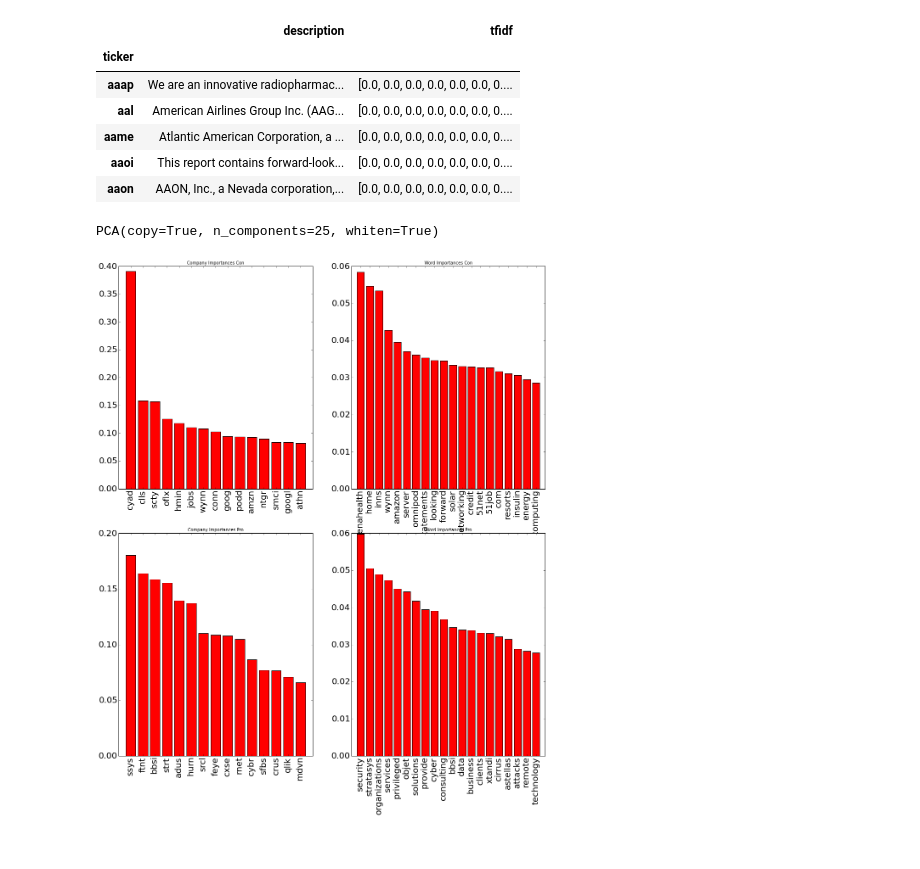
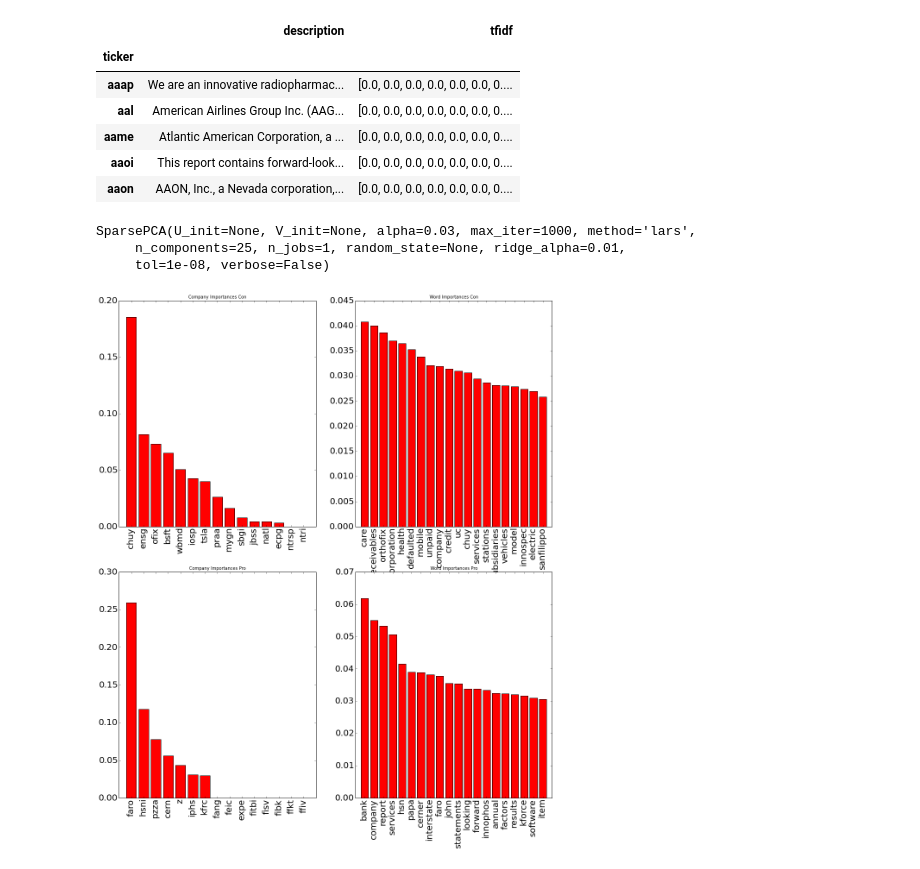
Before and after one commit to brian8128/gdelt_project, a Jupyter notebook: DataExtraction.ipynb, the cells around one changed output. Saved outputs shown, nothing was run; the diff lists cells and outputs as text; code cells hidden in the pictures.

Commit message:
Using sparse PCA we get some good interpretable principle components.

```diff
--- a/DataExtraction.ipynb
+++ b/DataExtraction.ipynb
@@ -37,7 +37,7 @@ dif_df.plot(legend=False)
 <matplotlib.axes._subplots.AxesSubplot at 0x...>
 [figure]
 # %%
-variance_cutoff = dif_df.var().quantile(0.95)
+variance_cutoff = dif_df.var().quantile(0.9)
 c = dif_df.columns[dif_df.var() < variance_cutoff]
 dif_df = dif_df[c]
 # %%
@@ -96,10 +96,12 @@ company_df.head()
 company_df = company_df[company_df.description.apply(lambda x: len(x) > 100)]
 # %%
 n_components=25
-factorization = PCA(n_components=n_components, whiten=True)
+factorization = SparsePCA(n_components=n_components, alpha=0.03)
 factorization.fit(X)
 # %% [output]
-PCA(copy=True, n_components=25, whiten=True)
+SparsePCA(U_init=None, V_init=None, alpha=0.03, max_iter=1000, method='lars',
+     n_components=25, n_jobs=1, random_state=None, ridge_alpha=0.01,
+     tol=1e-08, verbose=False)
 # %%
 def analyze_principle_component(component, component_labels, company_df, vocab,
                                 n_companies=15, n_words=20):
@@ -184,11 +191,11 @@ def graph_component(d):
                            "Word Importances Pro",
                            ax4)
 # %%
-d = analyze_principle_component(factorization.components_[4], dif_df.columns.values,
+d = analyze_principle_component(factorization.components_[15], dif_df.columns.values,
                                  company_df, tv.get_feature_names())
 graph_component(d)
 # %% [output]
-[figure, old version]
+[figure, new version]
 # %%
 # We can clean up the data and get better results by finding a way to dedupe the list of
 # companies.  Some are subsidiaries of the others and track very closely.  These are then
```
Also changed, not shown: parts of 4 cells of this notebook.
